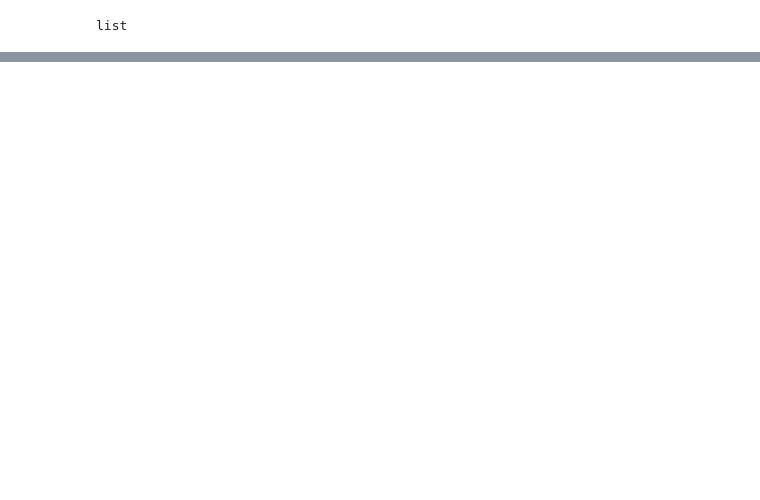
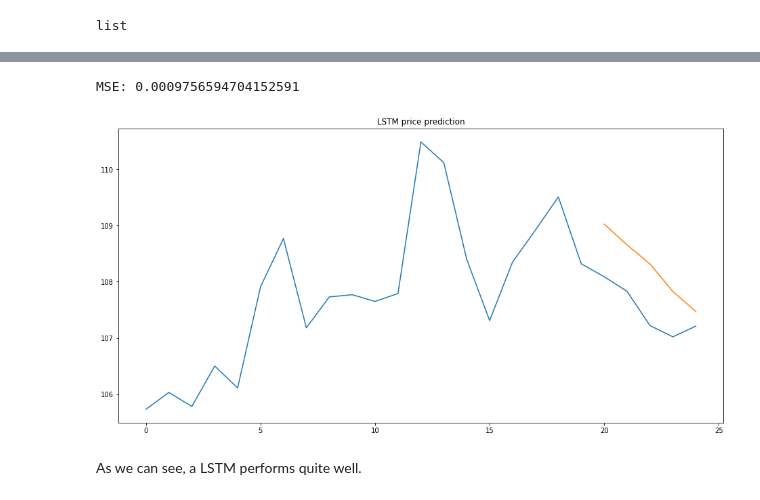
Before and after one commit to NotRyan/stock-search, a Jupyter notebook: stock search v3.ipynb, the cells around one changed output, grey strips where cells are left out. Drawn from its saved outputs; the diff is of its cells as text; code cells hidden in the pictures; blank space fills up the shorter version.

```diff
--- a/stock search v3.ipynb
+++ b/stock search v3.ipynb
@@ -172,0 +248,8 @@ cursor.execute("SELECT * FROM geeksdemo")
+# %%
+def fetch_from_mysql(ids):
+    data = []
+    for milvus_id in ids:
+        sql = "SELECT file_path, start_date, end_date FROM " + MYSQL_TABLE + " where milvus_id=" + str(milvus_id) + ";"
+        cursor.execute(sql)
+        data.append(cursor.fetchall()[0])
+    return data
@@ -172,0 +342,20 @@ cursor.execute("SELECT * FROM geeksdemo")
+# %%
+def build_model(path, end, fit_scaler=False):
+    scaler = StandardScaler()
+    scaled_data = fetch_period(path, end=end, scaler=scaler, fit_scaler=fit_scaler)
+    x_train, y_train = [], []
+    for i in range(60,len(scaled_data.values)):
+        x_train.append(scaled_data.values[i-60:i,0])
+        y_train.append(scaled_data.values[i,0])
+    x_train, y_train = np.array(x_train), np.array(y_train)
+
+    x_train = np.reshape(x_train, (x_train.shape[0],x_train.shape[1],1))
+
+    model = Sequential()
+    model.add(LSTM(units=50, return_sequences=True))
+    model.add(LSTM(units=50))
+    model.add(Dense(1,kernel_initializer=initializers.Ones(), trainable=True))
+
+    model.compile(loss='mean_squared_error', optimizer='adam')
+    model.fit(x_train, y_train, epochs=1, batch_size=1, verbose=2)
+    return model, scaler
@@ -172,0 +364,2 @@ cursor.execute("SELECT * FROM geeksdemo")
+# %%
+model, scalermain = build_model(stock_filepath, date(2017,11,3), fit_scaler=True)
@@ -172,0 +368,20 @@ cursor.execute("SELECT * FROM geeksdemo")
+# %%
+inputs = fetch_period(stock_filepath, starti = -66, end=date(2017,11,3), additional=5, scaler=scalermain).values
+X_test = []
+for i in range(60,inputs.shape[0]):
+    X_test.append(inputs[i-60:i,0])
+X_test = np.array(X_test)
+X_test = np.reshape(X_test, (X_test.shape[0],X_test.shape[1],1))
+closing_price = model.predict(X_test)
+# %%
+plt.figure(figsize=(16,8))
+plt.title("LSTM price prediction")
+original_points = inputs[-25:]
+plt.plot(scalermain.inverse_transform(original_points))
+plt.plot(range(20, 25), scalermain.inverse_transform(closing_price))
+print("MSE: " + str(mean_squared_error(original_points[-5:], closing_price)))
+# %% [output]
+MSE: 0.0009756594704152591
+[figure, added]
+# %% [markdown]
+As we can see, a LSTM performs quite well.
```
Also changed, not shown: parts of 56 cells of this notebook, 1 other file.
